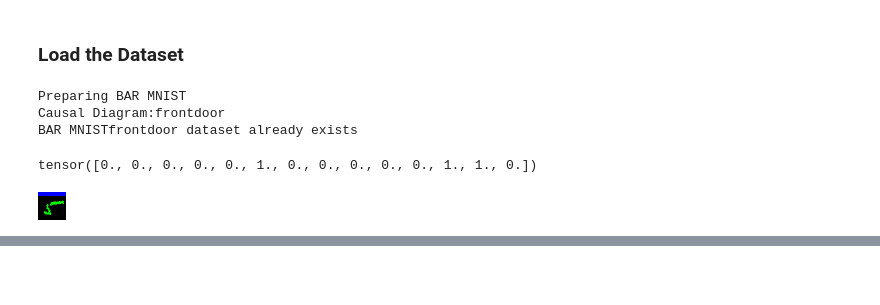
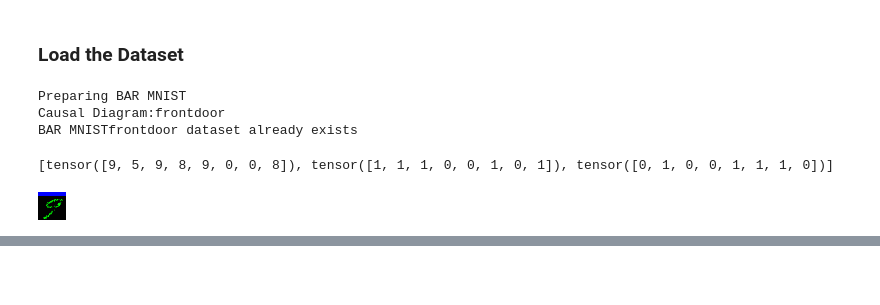
Before and after one commit to athmihir/Causal-Diffusion-Model, a Jupyter notebook: mnist.ipynb, the cells around one changed output, grey strips where cells are left out. Drawn from its saved outputs; the diff is of its cells as text; code cells hidden in the pictures.

Commit message:
Mnist Example

```diff
--- a/mnist.ipynb
+++ b/mnist.ipynb
@@ -55,12 +55,14 @@ Causal Diagram:frontdoor
 BAR MNISTfrontdoor dataset already exists
 # %%
 x_sample = None
+x_sample_batch = None
 for idx, (x, y) in enumerate(train_loader):
-    x_sample = x[0]
-    print(y[0])
+    x_sample_batch = x
+    x_sample = x_sample_batch[0]
+    print(mnist_y_labels(y))
     break
 
 visualize_image(x_sample)
 # %% [output]
-tensor([0., 0., 0., 0., 0., 1., 0., 0., 0., 0., 0., 1., 1., 0.])
+[tensor([9, 5, 9, 8, 9, 0, 0, 8]), tensor([1, 1, 1, 0, 0, 1, 0, 1]), tensor([0, 1, 0, 0, 1, 1, 1, 0])]
-[figure, old version]
+[figure, new version]
```
Also changed, not shown: parts of 10 cells of this notebook, 4 other files.
